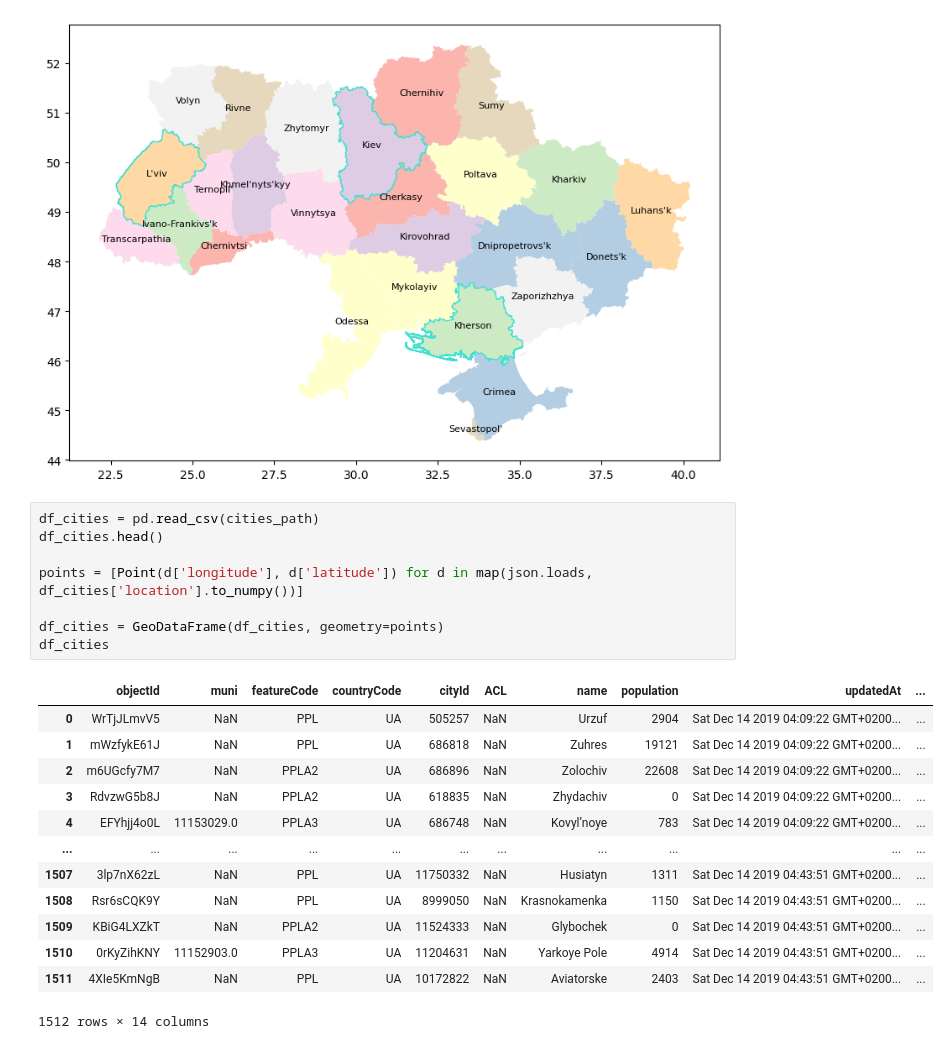
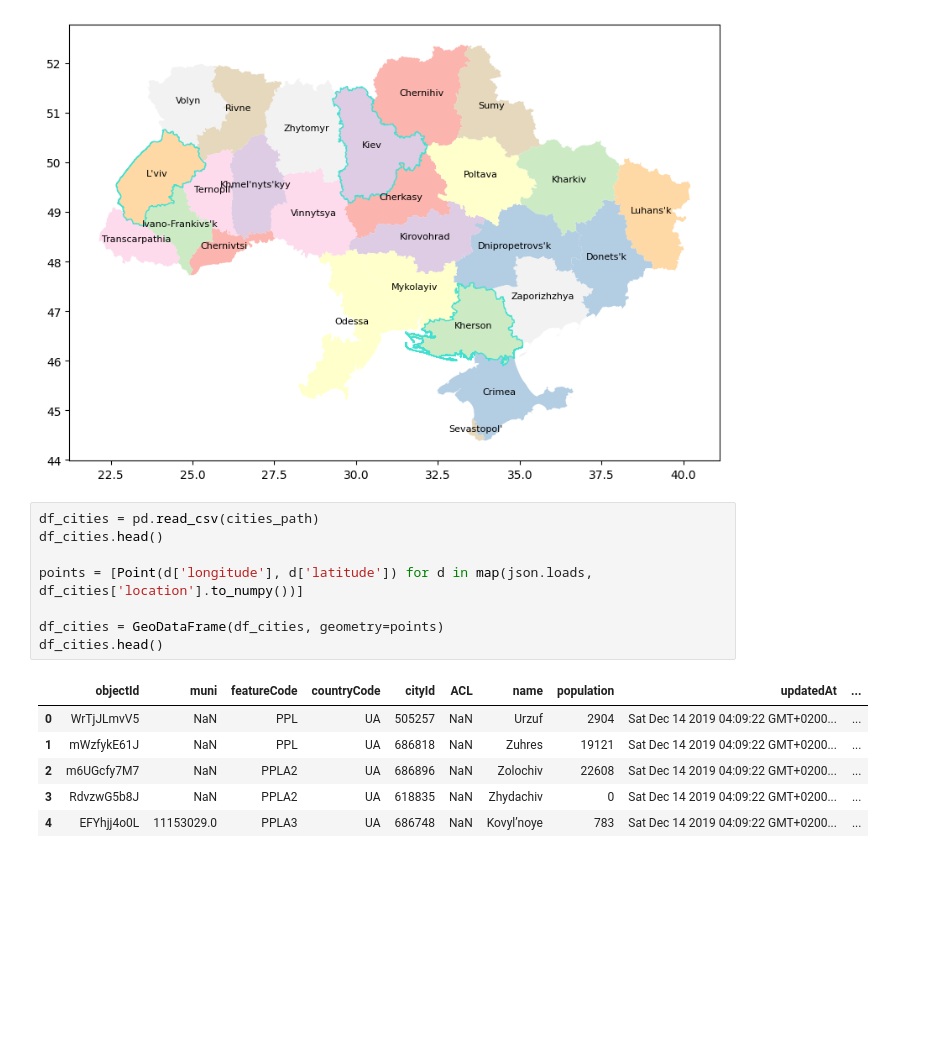
Before and after one commit to alorthius/tarilka, a Jupyter notebook: proj.ipynb, the cells around one changed output. Cells and saved outputs as stored; diff of their text form; blank space fills up the shorter version.

```diff
--- a/proj.ipynb
+++ b/proj.ipynb
@@ -52,25 +52,18 @@ plot_map(df_regions)
 # %%
 df_cities = pd.read_csv(cities_path)
 df_cities.head()
 
 points = [Point(d['longitude'], d['latitude']) for d in map(json.loads, df_cities['location'].to_numpy())]
 
 df_cities = GeoDataFrame(df_cities, geometry=points)
-df_cities
+df_cities.head()
 # %% [output]
 |  | objectId | muni | featureCode | countryCode | cityId | ACL | name | population | updatedAt | ... |
 | 0 | WrTjJLmvV5 | NaN | PPL | UA | 505257 | NaN | Urzuf | 2904 | Sat Dec 14 2019 04:09:22 GMT+0200... | ... |
 | 1 | mWzfykE61J | NaN | PPL | UA | 686818 | NaN | Zuhres | 19121 | Sat Dec 14 2019 04:09:22 GMT+0200... | ... |
 | 2 | m6UGcfy7M7 | NaN | PPLA2 | UA | 686896 | NaN | Zolochiv | 22608 | Sat Dec 14 2019 04:09:22 GMT+0200... | ... |
 | 3 | RdvzwG5b8J | NaN | PPLA2 | UA | 618835 | NaN | Zhydachiv | 0 | Sat Dec 14 2019 04:09:22 GMT+0200... | ... |
 | 4 | EFYhjj4o0L | 11153029.0 | PPLA3 | UA | 686748 | NaN | Kovyl’noye | 783 | Sat Dec 14 2019 04:09:22 GMT+0200... | ... |
-| ... | ... | ... | ... | ... | ... | ... | ... | ... | ... | ... |
-| 1507 | 3lp7nX62zL | NaN | PPL | UA | 11750332 | NaN | Husiatyn | 1311 | Sat Dec 14 2019 04:43:51 GMT+0200... | ... |
-| 1508 | Rsr6sCQK9Y | NaN | PPL | UA | 8999050 | NaN | Krasnokamenka | 1150 | Sat Dec 14 2019 04:43:51 GMT+0200... | ... |
-| 1509 | KBiG4LXZkT | NaN | PPLA2 | UA | 11524333 | NaN | Glybochek | 0 | Sat Dec 14 2019 04:43:51 GMT+0200... | ... |
-| 1510 | 0rKyZihKNY | 11152903.0 | PPLA3 | UA | 11204631 | NaN | Yarkoye Pole | 4914 | Sat Dec 14 2019 04:43:51 GMT+0200... | ... |
-| 1511 | 4XIe5KmNgB | NaN | PPL | UA | 10172822 | NaN | Aviatorske | 2403 | Sat Dec 14 2019 04:43:51 GMT+0200... | ... |
-1512 rows × 14 columns
 # %%
 df_report = pd.read_csv(report_path)
 df_report.fillna(0, inplace=True)
```
Also changed, not shown: parts of 6 cells of this notebook, 1 other file.
